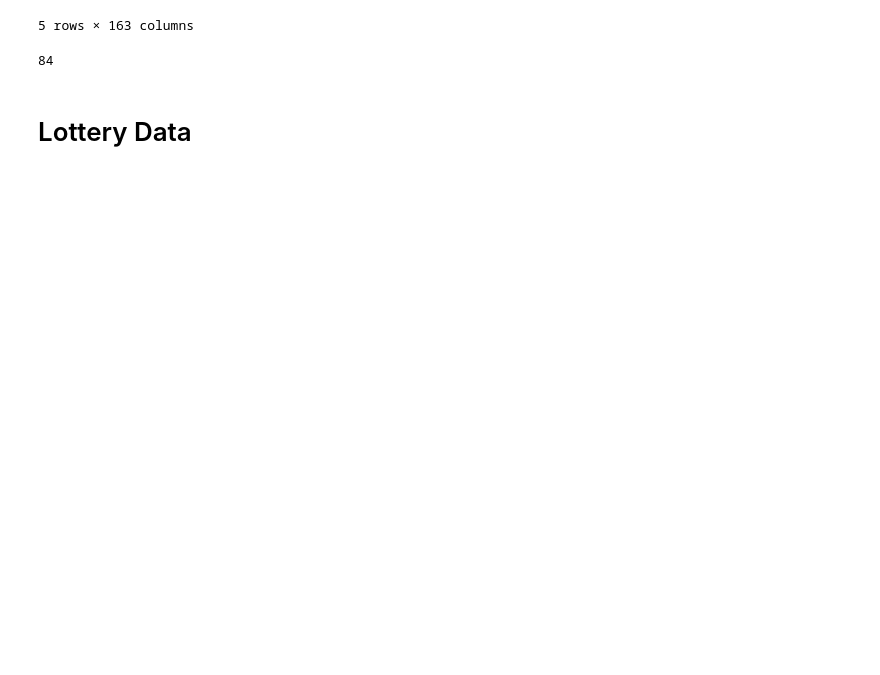
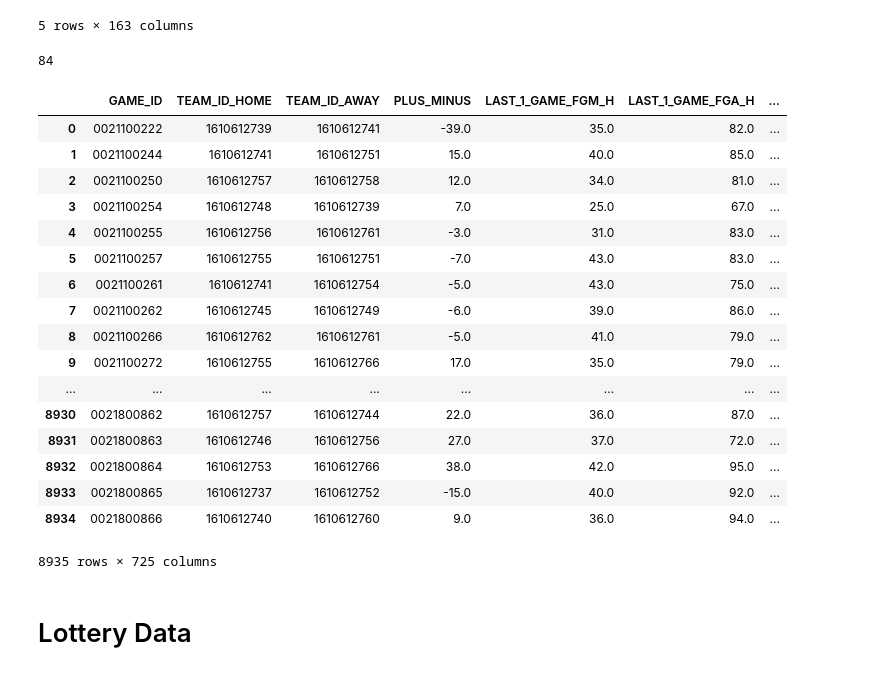
Before and after one commit to LukeCCA/SportLottery, a Jupyter notebook: feature_engineering_rawdata.ipynb, the cells around one changed output. Cells and saved outputs as stored; diff of their text form; code cells hidden in the pictures; blank space fills up the shorter version.

```diff
--- a/feature_engineering_rawdata.ipynb
+++ b/feature_engineering_rawdata.ipynb
@@ -268,6 +268,27 @@ nba_df = nba_df.merge(game_shift, on=["GAME_ID", "TEAM_ID_HOME", "TEAM_ID_AWAY"]
 nba_df.drop(["TEAM_ID_H","TEAM_ID_A"],axis=1,inplace=True)
 # %%
 nba_df.to_pickle("/Users/chienan/Pycon/github/SportLottery/input/FEATURE_RAW_2012TO2019.pkl")
+# %%
+nba_df
+# %% [output]
+|  | GAME_ID | TEAM_ID_HOME | TEAM_ID_AWAY | PLUS_MINUS | LAST_1_GAME_FGM_H | LAST_1_GAME_FGA_H | ... |
+| 0 | 0021100222 | 1610612739 | 1610612741 | -39.0 | 35.0 | 82.0 | ... |
+| 1 | 0021100244 | 1610612741 | 1610612751 | 15.0 | 40.0 | 85.0 | ... |
+| 2 | 0021100250 | 1610612757 | 1610612758 | 12.0 | 34.0 | 81.0 | ... |
+| 3 | 0021100254 | 1610612748 | 1610612739 | 7.0 | 25.0 | 67.0 | ... |
+| 4 | 0021100255 | 1610612756 | 1610612761 | -3.0 | 31.0 | 83.0 | ... |
+| 5 | 0021100257 | 1610612755 | 1610612751 | -7.0 | 43.0 | 83.0 | ... |
+| 6 | 0021100261 | 1610612741 | 1610612754 | -5.0 | 43.0 | 75.0 | ... |
+| 7 | 0021100262 | 1610612745 | 1610612749 | -6.0 | 39.0 | 86.0 | ... |
+| 8 | 0021100266 | 1610612762 | 1610612761 | -5.0 | 41.0 | 79.0 | ... |
+| 9 | 0021100272 | 1610612755 | 1610612766 | 17.0 | 35.0 | 79.0 | ... |
+| ... | ... | ... | ... | ... | ... | ... | ... |
+| 8930 | 0021800862 | 1610612757 | 1610612744 | 22.0 | 36.0 | 87.0 | ... |
+| 8931 | 0021800863 | 1610612746 | 1610612756 | 27.0 | 37.0 | 72.0 | ... |
+| 8932 | 0021800864 | 1610612753 | 1610612766 | 38.0 | 42.0 | 95.0 | ... |
+| 8933 | 0021800865 | 1610612737 | 1610612752 | -15.0 | 40.0 | 92.0 | ... |
+| 8934 | 0021800866 | 1610612740 | 1610612760 | 9.0 | 36.0 | 94.0 | ... |
+8935 rows × 725 columns
 # %% [markdown]
 # Lottery Data
 # %%
```
Also changed, not shown: parts of 3 cells of this notebook, 8 other files.
